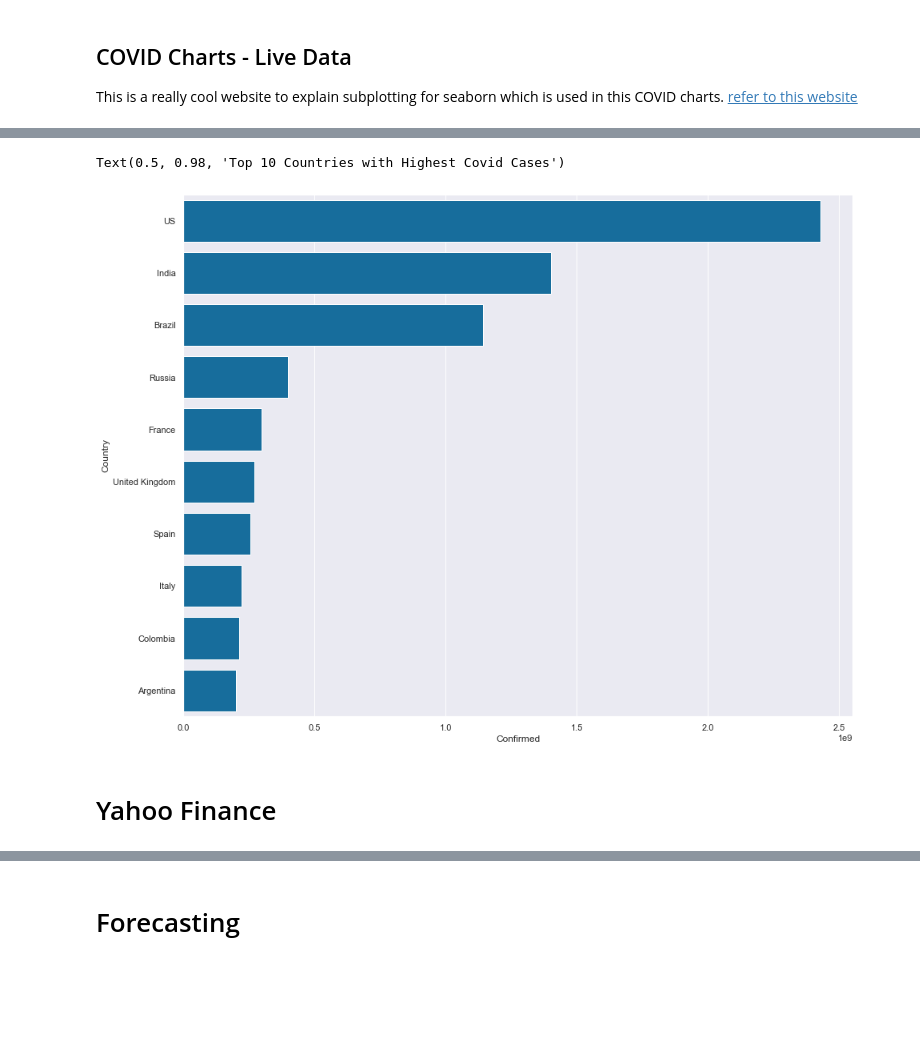
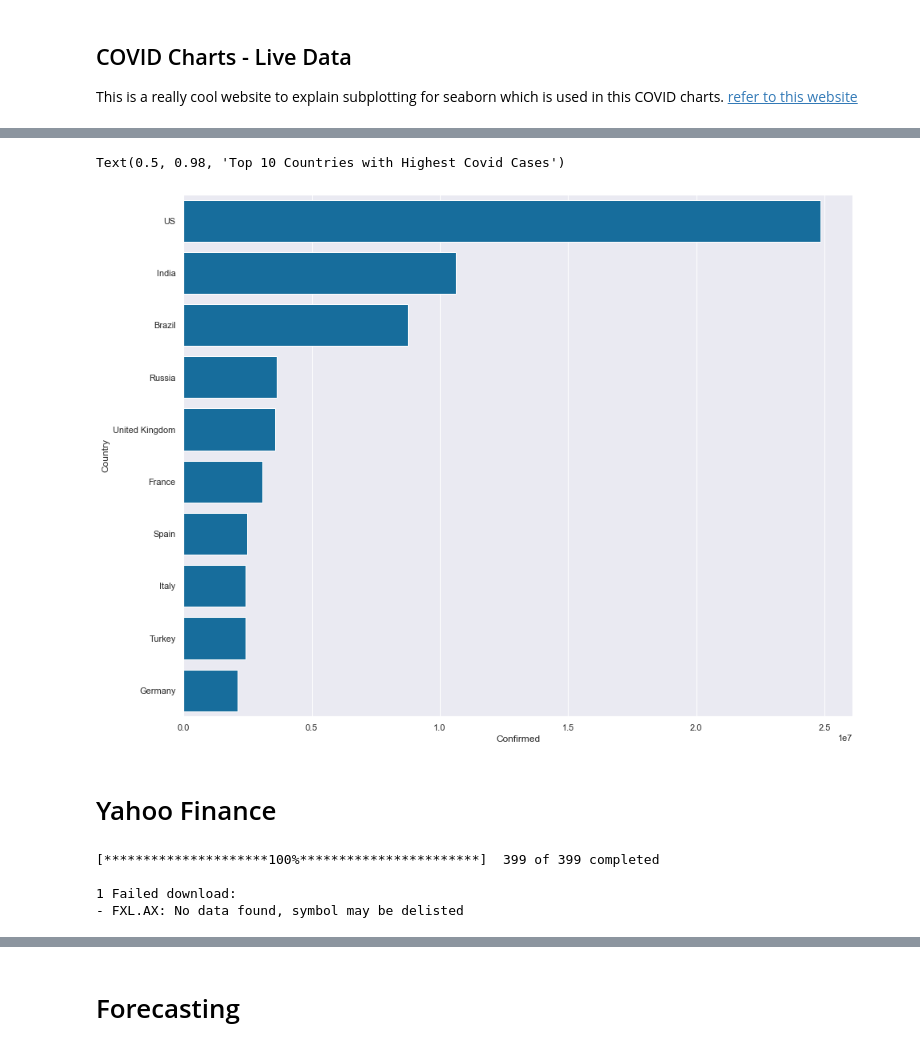
Before and after one commit to RonnyCh/mydsbook, a Jupyter notebook: myBook.ipynb, the cells around one changed output, grey strips where cells are left out. Drawn from its saved outputs; the diff is of its cells as text; code cells hidden in the pictures; blank space fills up the shorter version.

```diff
--- a/myBook.ipynb
+++ b/myBook.ipynb
@@ -1868,10 +1957,11 @@ import seaborn as sns
 
 start_date = '2020-01-01'
 
-country = ['US','United Kingdom','Korea, South','Japan','China']
+country = ['US','United Kingdom','Germany']
+#country = ['US','United Kingdom']
 columns = ['NewCases','NewDeath']
 
-fig, axes = plt.subplots(len(country), len(columns), figsize=(30,25))
+fig, axes = plt.subplots(len(country), len(columns), figsize=(14,14))
 fig.suptitle('COVID WORLWIDE')
 
 for i,d in enumerate(country):
@@ -1886,5 +1976,5 @@ for i,d in enumerate(country):
         Country['Mortality%']= Country['Death']/Country['Confirmed']*100
         Country['Date'] = Country['Date'].dt.strftime('%d/%m/%Y')
 
-        sns.barplot(ax=axes[i,n],x='Date',y=k,data=Country,label='big')
+        sns.barplot(ax=axes[i,n],x='Date',y=k,data=Country,palette="Blues_d")
 # %% [output]
@@ -1892,18 +1982,22 @@ for i,d in enumerate(country):
 # %%
 import matplotlib.pyplot as plt
 f, ax = plt.subplots(figsize=(15, 12))
 
-data = df_covid.groupby('Country')['Confirmed'].sum().sort_values(ascending=False).reset_index()
+data = df_covid[df_covid['Date']=='2021-01-22'].groupby('Country')['Confirmed'].sum().sort_values(ascending=False).reset_index()
 data = data.head(10)
+#data['Confirmed'] = data.apply(lambda x: "{:,}".format(x['Confirmed']), axis=1)
 
-#sns.set_color_codes("colorblind")
+sns.set_color_codes("colorblind")
 sns.barplot(x="Confirmed", y="Country", data=data,
             label="Total", color="b")
 
 fig.suptitle('Top 10 Countries with Highest Covid Cases')
+
+#data['Confirmed2'] = data.apply(lambda x: "{:,}".format(x['Confirmed']), axis=1)
+#data
 # %% [output]
 Text(0.5, 0.98, 'Top 10 Countries with Highest Covid Cases')
-[figure, old version]
+[figure, new version]
 # %% [markdown]
 # Yahoo Finance <a id='Yahoo'></a>
 # %%
@@ -2026,6 +2120,11 @@ mytbl['Advice']= mytbl.apply(lambda x:MAC(x['MACD_Diff'],x['MACD'],x['Trigger'],
 
 # save to csv to be used in Power BI
 #mytbl.to_csv('YahooFinance.csv')
+# %% [output]
+[*********************100%***********************]  399 of 399 completed
+
+1 Failed download:
+- FXL.AX: No data found, symbol may be delisted
 # %%
 from IPython.display import display
 
```
Also changed, not shown: parts of 48 cells of this notebook.
